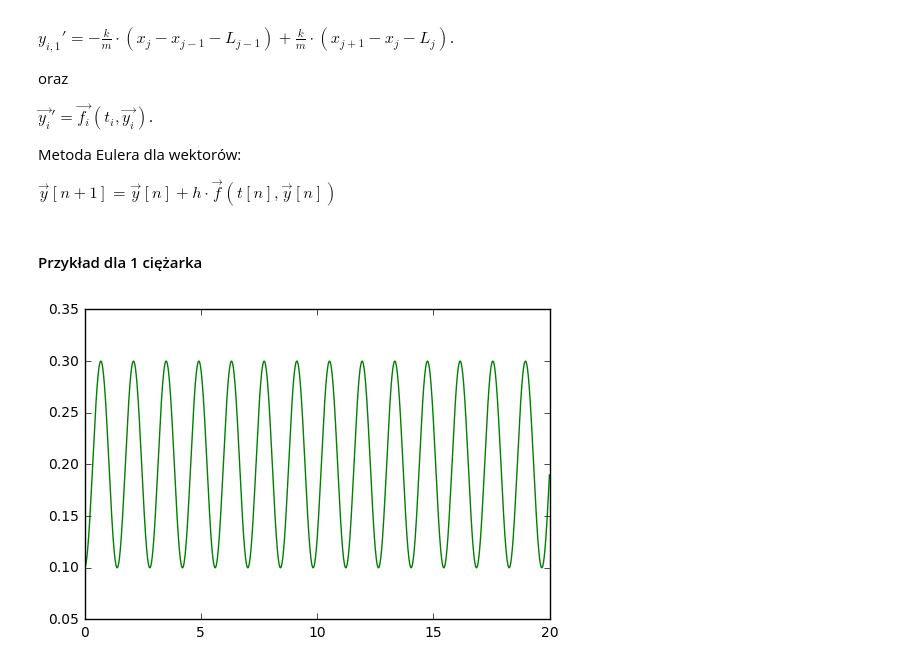
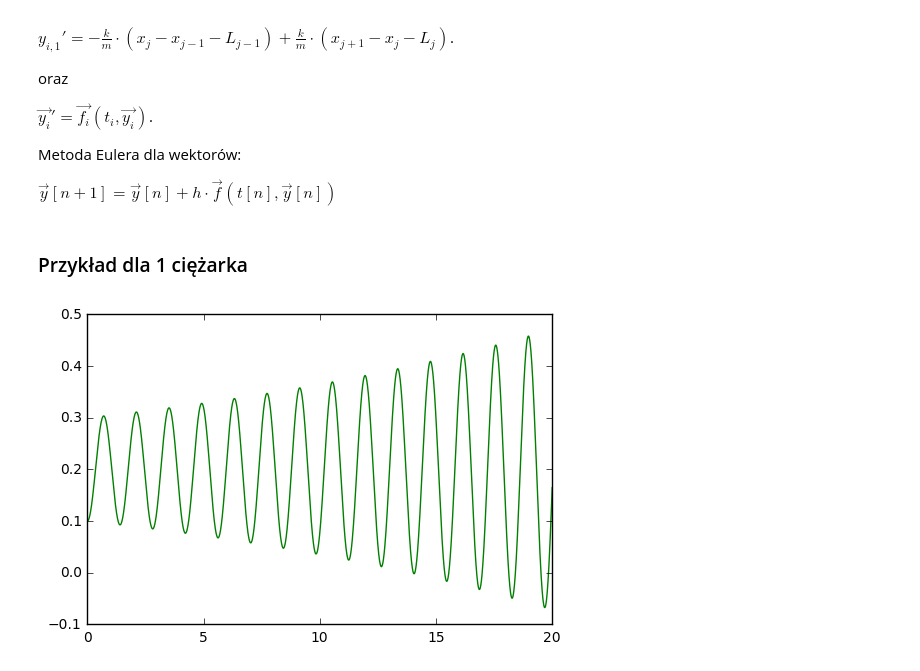
Before and after one commit to rossinek/MZP, a Jupyter notebook: lab1/P3_2 Suspended balls.ipynb, the cells around one changed output. Saved outputs shown, nothing was run; the diff lists cells and outputs as text; code cells hidden in the pictures.

```diff
--- a/lab1/P3_2 Suspended balls.ipynb
+++ b/lab1/P3_2 Suspended balls.ipynb
@@ -48,45 +48,38 @@ import sympy as sp
 import numpy as np
 import matplotlib.pyplot as plt
 
-def euler2_method(equation, symbols, y0, yp0, rng, h):
-    ypp_sym, yp_sym, y_sym, t_sym = symbols
+def euler2(equation, symbols, y0, yp0, rng, h):
+    y2_sym, y1_sym, y0_sym, t_sym = symbols
     t0, tn = rng
 
-    f = sp.solve(equation, ypp_sym)[0]
+    f = sp.solve(equation, y2_sym)[0]
 
     t = np.arange(t0,tn,h)
-    y = np.zeros_like(t)
-    yp = np.zeros_like(t)
-    y[0] = y0
-    yp[0] = yp0
+    y, yp = np.zeros_like(t), np.zeros_like(t)
+    y[0], yp[0] = y0, yp0
 
     for k in range(1, len(t)):
-        yp[k] =  yp[k-1] + h * f.subs([(t_sym, t[k-1]), (y_sym, y[k-1]), (yp_sym, yp[k-1])])
-        y[k] =  y[k-1] + h * yp[k]
+        yp[k] =  yp[k-1] + h * f.subs([(t_sym, t[k-1]), (y0_sym, y[k-1]), (y1_sym, yp[k-1])])
+        y[k] =  y[k-1] + h * yp[k-1]
     return t, y, yp
 # %% [markdown]
-#### Przykład dla 1 ciężarka
+### Przykład dla 1 ciężarka
 # %%
-N = 1
 k = 10
-
-L = [0.2]
-m = [0.5]
-
+L = 0.2
+m = 0.5
 x0 = 0.1
 xp0 = 0
-
-symbols = sp.symbols('ypp yp y t')
-ypp, yp, y, t = symbols
-
-equation = sp.Eq(ypp, -(k/m[0]) * (y - L[0]))
 rng = (0,20)
-
 h = 0.005
 
-t, x, xp = euler2_method(equation, symbols, x0, xp0, rng, h)
+symbols = sp.symbols('y2 y1 y0 t')
+y2, y1, y0, t = symbols
+equation = sp.Eq(y2, -(k/m) * (y0 - L))
+
+t, x, xp = euler2(equation, symbols, x0, xp0, rng, h)
 
 plt.plot(t, x, 'g')
 plt.show()
 # %% [output]
-[figure, old version]
+[figure, new version]
```
Also changed, not shown: parts of 12 cells of this notebook.
